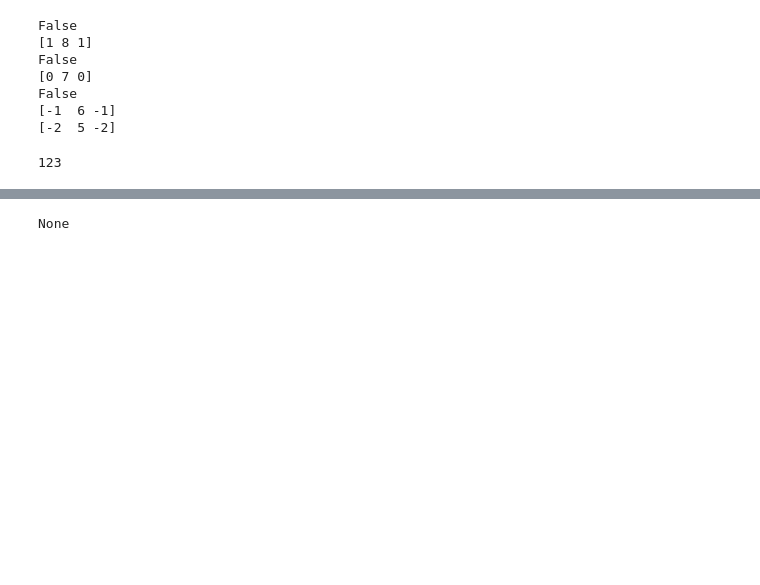
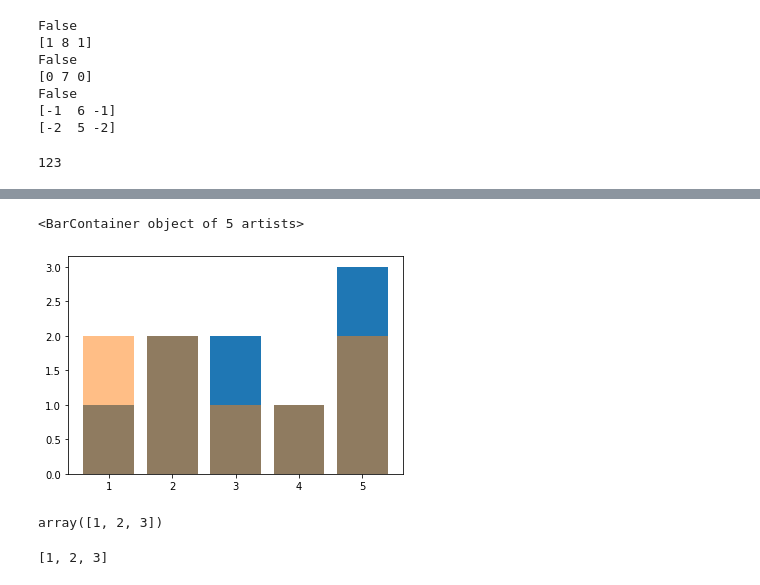
Before and after one commit to shaunfg/Complexity-Networks, a Jupyter notebook: Complexity_Project.ipynb, the cells around one changed output, grey strips where cells are left out. Drawn from its saved outputs; the diff is of its cells as text; code cells hidden in the pictures; blank space fills up the shorter version.

Commit message:
Trying to figure out how to deal with the edge case

```diff
--- a/Complexity_Project.ipynb
+++ b/Complexity_Project.ipynb
@@ -399,5 +416,0 @@ TypeError: object of type 'NoneType' has no len()
-# %%
-np.sort([4,2,5])
-print([4,2,5].sort())
-# %% [output]
-None
@@ -403,0 +426,15 @@ None
+# %%
+x = [1,2,3,4,5]
+plt.bar(x,[1, 2, 2, 1, 3])
+plt.bar(x,[2, 2, 1, 1, 2],alpha = 0.5)
+# %% [output]
+<BarContainer object of 5 artists>
+[figure, added]
+# %%
+np.unique([1,2,3])
+# %% [output]
+array([1, 2, 3])
+# %%
+list(set([1,2,3]))
+# %% [output]
+[1, 2, 3]
```
Also changed, not shown: parts of 9 cells of this notebook, 2 other files.
